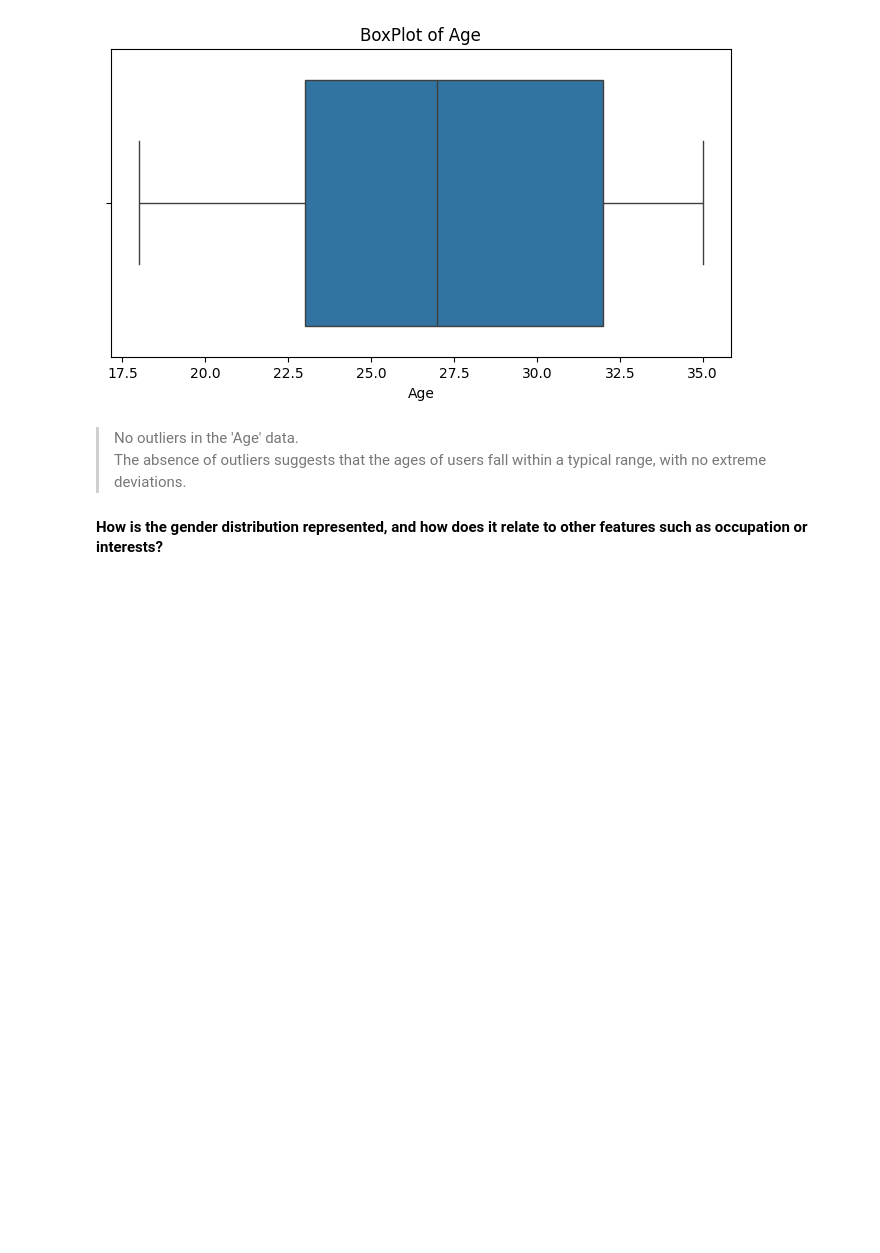
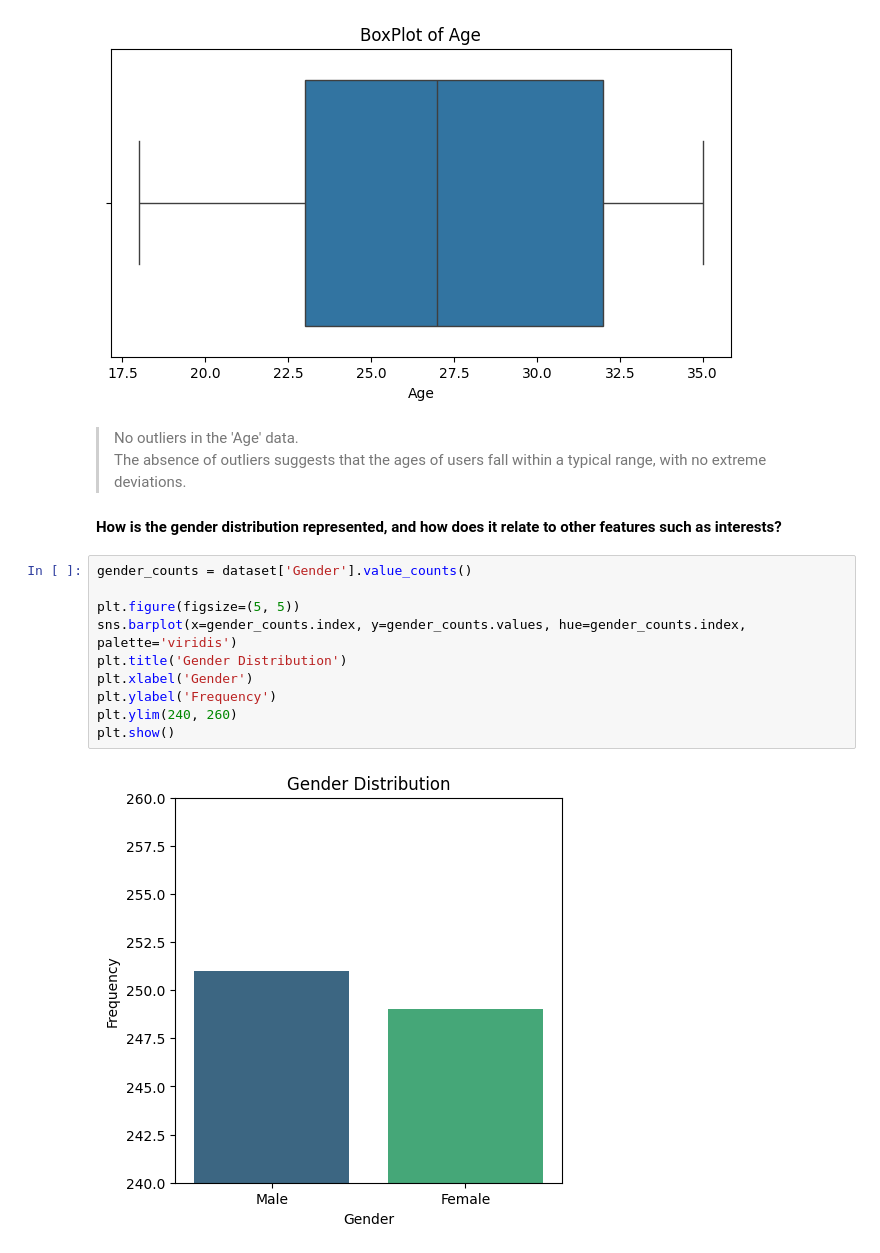
Before and after one commit to Darknight47/Data-Science-Projects-03, a Jupyter notebook: dating_recommendation.ipynb, the cells around one changed output. Saved outputs shown, nothing was run; the diff lists cells and outputs as text; blank space fills up the shorter version.

Commit message:
gender distribution

```diff
--- a/dating_recommendation.ipynb
+++ b/dating_recommendation.ipynb
@@ -94,4 +94,16 @@ plt.show()
 > No outliers in the 'Age' data.
 The absence of outliers suggests that the ages of users fall within a typical range, with no extreme deviations.
 
-#### How is the gender distribution represented, and how does it relate to other features such as occupation or interests?
+#### How is the gender distribution represented, and how does it relate to other features such as interests?
+# %%
+gender_counts = dataset['Gender'].value_counts()
+
+plt.figure(figsize=(5, 5))
+sns.barplot(x=gender_counts.index, y=gender_counts.values, hue=gender_counts.index, palette='viridis')
+plt.title('Gender Distribution')
+plt.xlabel('Gender')
+plt.ylabel('Frequency')
+plt.ylim(240, 260)
+plt.show()
+# %% [output]
+[figure, added]
```
Also changed, not shown: parts of 3 cells of this notebook.
